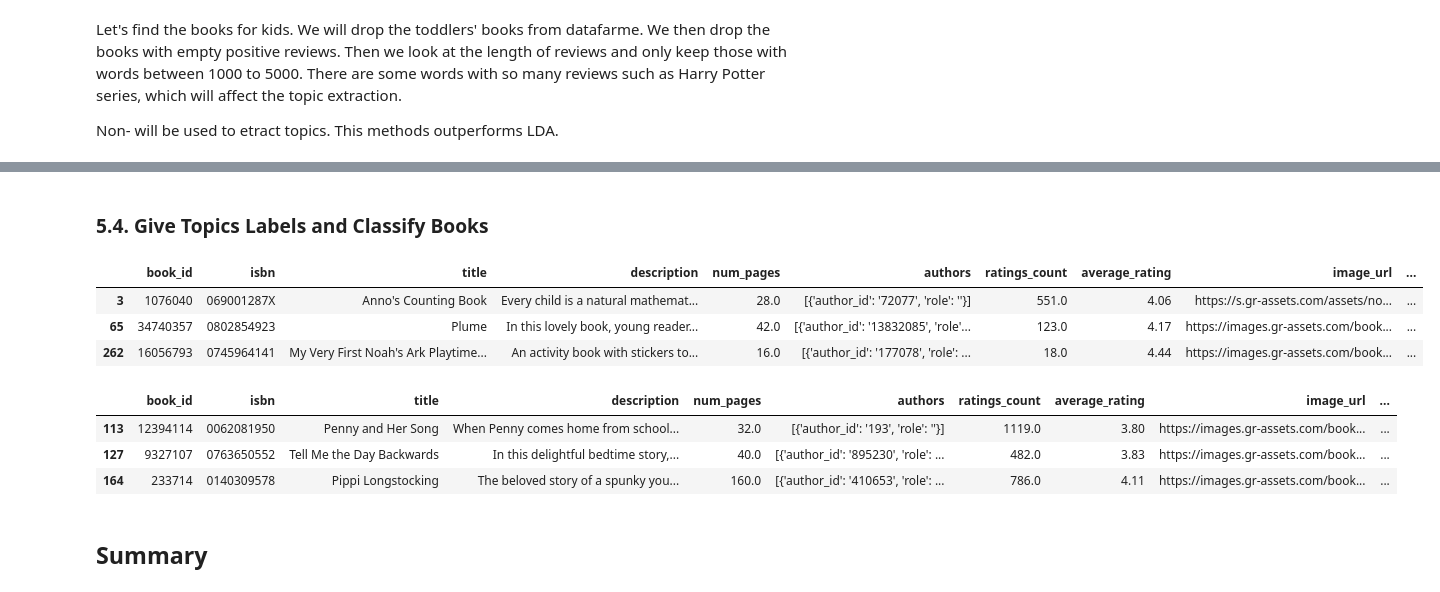
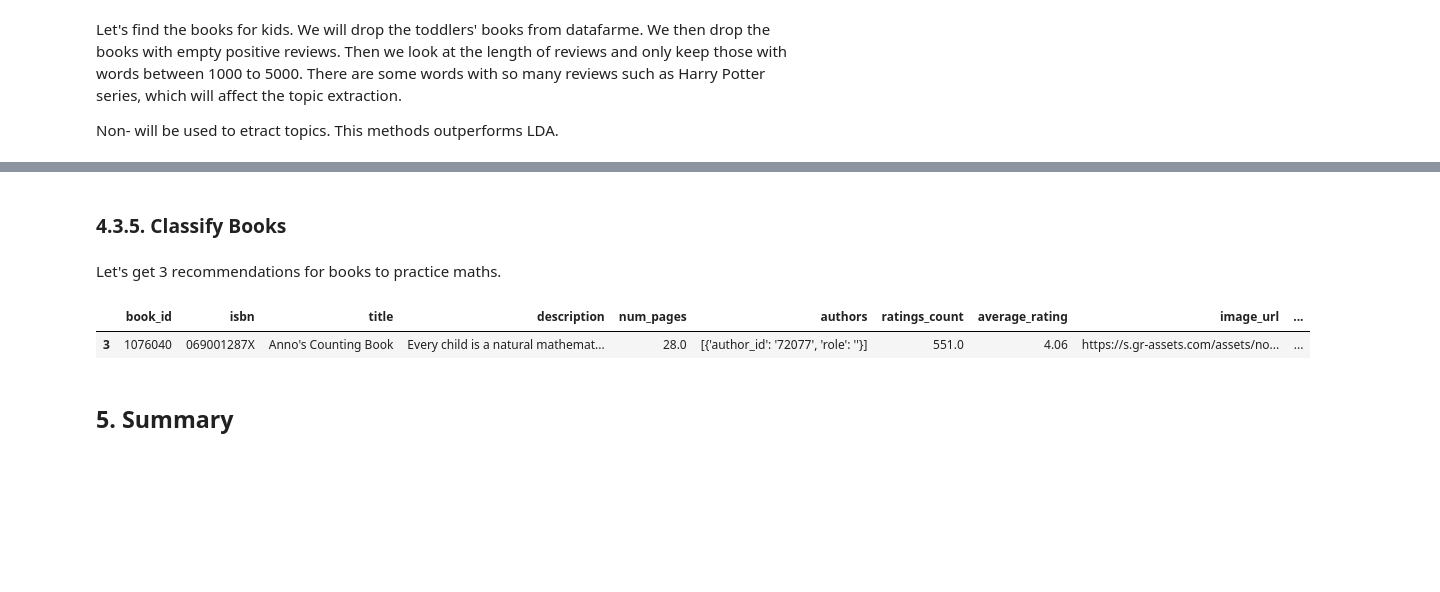
Before and after one commit to somayehY/Somayeh_Youssefi, a Jupyter notebook: Book Recomendation System/BookRecomSys_Preprocessing_Modeling.ipynb, the cells around one changed output, grey strips where cells are left out. Cells and saved outputs as stored; diff of their text form; code cells hidden in the pictures; blank space fills up the shorter version.

Commit message:
Update BookRecomSys_Preprocessing_Modeling.ipynb
Complete

```diff
--- a/Book Recomendation System/BookRecomSys_Preprocessing_Modeling.ipynb
+++ b/Book Recomendation System/BookRecomSys_Preprocessing_Modeling.ipynb
@@ -515,2 +481,0 @@ def verbs(text):
-# %%
-df_kid_book['review_topic'] = df_kid_book['second_round'].apply(review_process)
@@ -551,12 +531,11 @@ Name: 14, dtype: float64
 # %%
 doc_topics = pd.DataFrame(doc_topic, index = df_kid_book.index)
 doc_topics['topic_number'] = doc_topics.idxmax(axis=1)
-# %% [markdown]
-### 5.4. Give Topics Labels and Classify Books
+# %% [markdown]
+### 4.3.5.  Classify Books <a class='anchor' id='classify'>
 # %%
-labels = ['1: planning', '2: rhyming_and_singing', '3: love_and_family', '4: inspirational', '5: memories', '6: history',
-          '7: animals', '8: bullying', '9: poetry', '10: fiction ', '11: missing_loved_ones', '12: teaching',
-          '13: Christmas_tories', '14: animals_and_nature' ,'15: teach_maths']
+labels = ['planning', 'rhyming_and_singing', 'love_and_family', 'fiction', 'teaching', 'inspirational', 'memories', 'history',
+          'animals', 'bullying', 'poetry', 'missing_loved_ones','teach_maths','Christmas_tories', 'animals_and_nature']
 # %%
 topics_dic = {}
 for i in range(len(labels)):
@@ -566,19 +545,12 @@ for i in range(len(doc_topics)):
     doc_topics.loc[i, 'label'] = topics_dic[x]
 topics_book = doc_topics['label']
 kid_books = df_kid_book.merge(topics_book, left_index=True, right_index=True)
+# %% [markdown]
+Let's get 3 recommendations for books to practice maths.
 # %%
-kid_books.loc[kid_books['label']=='15: teach_maths'].head(3)
+kid_books.loc[kid_books['label']=='teach_maths'].head(1)
 # %% [output]
 |  | book_id | isbn | title | description | num_pages | authors | ratings_count | average_rating | image_url | ... |
 | 3 | 1076040 | 069001287X | Anno's Counting Book | Every child is a natural mathemat... | 28.0 | [{'author_id': '72077', 'role': ''}] | 551.0 | 4.06 | https://s.gr-assets.com/assets/no... | ... |
-| 65 | 34740357 | 0802854923 | Plume | In this lovely book, young reader... | 42.0 | [{'author_id': '13832085', 'role'... | 123.0 | 4.17 | https://images.gr-assets.com/book... | ... |
-| 262 | 16056793 | 0745964141 | My Very First Noah's Ark Playtime... | An activity book with stickers to... | 16.0 | [{'author_id': '177078', 'role': ... | 18.0 | 4.44 | https://images.gr-assets.com/book... | ... |
-# %%
-kid_books.loc[kid_books['label']=='14: animals_and_nature'].head(3)
-# %% [output]
-|  | book_id | isbn | title | description | num_pages | authors | ratings_count | average_rating | image_url | ... |
-| 113 | 12394114 | 0062081950 | Penny and Her Song | When Penny comes home from school... | 32.0 | [{'author_id': '193', 'role': ''}] | 1119.0 | 3.80 | https://images.gr-assets.com/book... | ... |
-| 127 | 9327107 | 0763650552 | Tell Me the Day Backwards | In this delightful bedtime story,... | 40.0 | [{'author_id': '895230', 'role': ... | 482.0 | 3.83 | https://images.gr-assets.com/book... | ... |
-| 164 | 233714 | 0140309578 | Pippi Longstocking | The beloved story of a spunky you... | 160.0 | [{'author_id': '410653', 'role': ... | 786.0 | 4.11 | https://images.gr-assets.com/book... | ... |
 # %% [markdown]
-## Summary <a class='anchor' id='summary'>
+## 5. Summary <a class='anchor' id='summary'>
```
Also changed, not shown: parts of 30 cells of this notebook.
